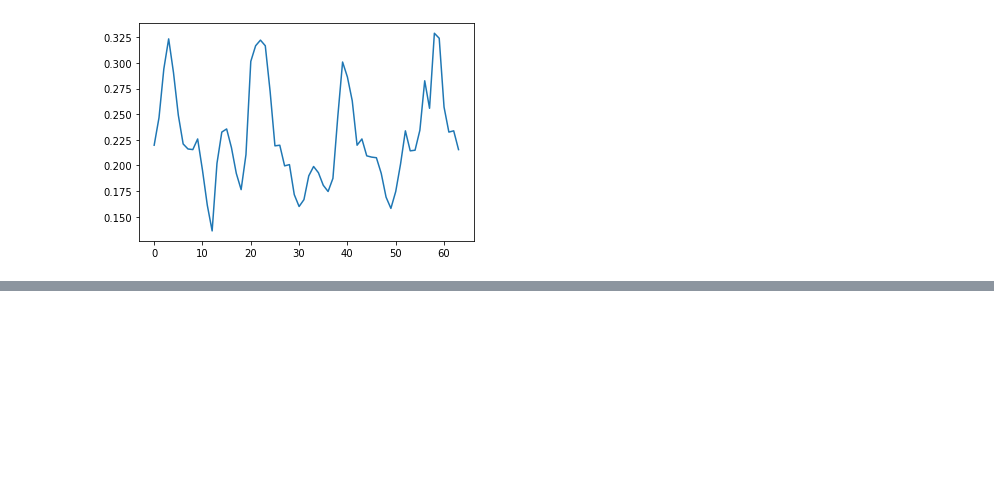
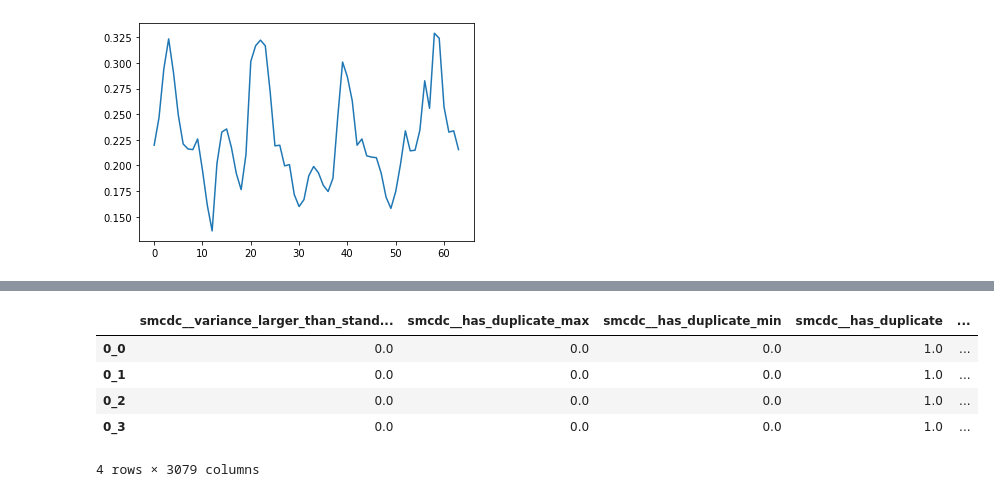
Before and after one commit to tvhahn/tspipe, a Jupyter notebook: notebooks/1.1-milling-tsfresh-example.ipynb, the cells around one changed output, grey strips where cells are left out. Saved outputs shown, nothing was run; the diff lists cells and outputs as text; code cells hidden in the pictures; blank space fills up the shorter version.

```diff
--- a/notebooks/1.1-milling-tsfresh-example.ipynb
+++ b/notebooks/1.1-milling-tsfresh-example.ipynb
@@ -81,0 +94,12 @@ plt.plot(df[df['cut_id']=='0_0']['ae_spindle'])
+# %%
+# drop all columns in extracted_features that have NaN values
+extracted_features.dropna(axis=1, how='any', inplace=True)
+
+extracted_features.head()
+# %% [output]
+|  | smcdc__variance_larger_than_stand... | smcdc__has_duplicate_max | smcdc__has_duplicate_min | smcdc__has_duplicate | ... |
+| 0_0 | 0.0 | 0.0 | 0.0 | 1.0 | ... |
+| 0_1 | 0.0 | 0.0 | 0.0 | 1.0 | ... |
+| 0_2 | 0.0 | 0.0 | 0.0 | 1.0 | ... |
+| 0_3 | 0.0 | 0.0 | 0.0 | 1.0 | ... |
+4 rows × 3079 columns
```
Also changed, not shown: parts of 4 cells of this notebook, 1 other file.
